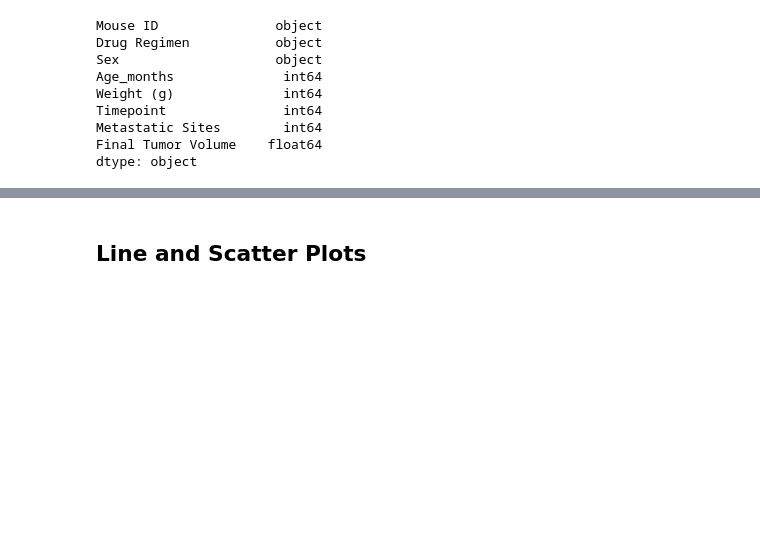
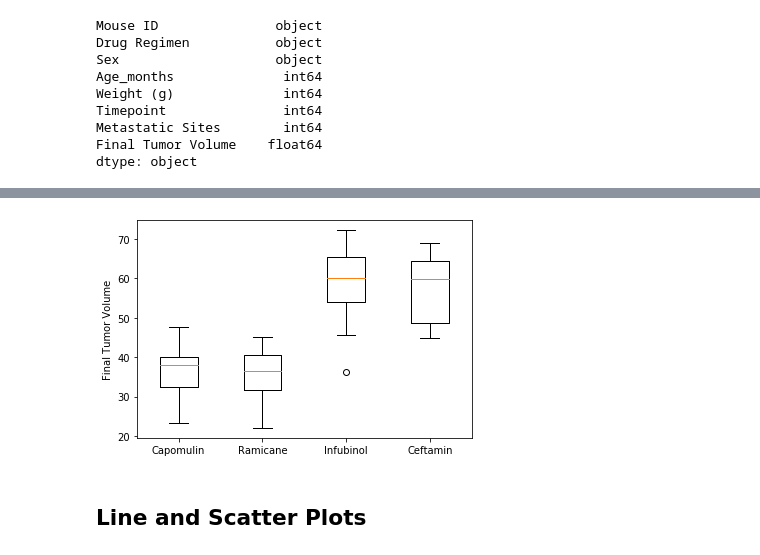
Before and after one commit to kaseynwilson/matplotlib_challenge, a Jupyter notebook: pymaceuticals_starter.ipynb, the cells around one changed output, grey strips where cells are left out. Drawn from its saved outputs; the diff is of its cells as text; code cells hidden in the pictures; blank space fills up the shorter version.

```diff
--- a/pymaceuticals_starter.ipynb
+++ b/pymaceuticals_starter.ipynb
@@ -327,24 +318,28 @@ for treatment in promising_list:
 # %%
-#list of four promising treatments to analyze
+#Group clean dataframe by Mouse ID and find last value of both drug regimen and tumor volume.
+promising_df=clean_df.groupby("Mouse ID").last()[["Drug Regimen", "Tumor Volume (mm3)"]]
+# Put treatments into a list for for loop (and later for plot labels)
 promising_list = ["Capomulin", "Ramicane", "Infubinol", "Ceftamin"]
-
+# Create empty list to fill with tumor vol data (for plotting)
 tumor_vol_list = []
 for treatment in promising_list:
-    #identify the final tumor volume for each regimen
-    tumor_max = renamed_df[renamed_df["Drug Regimen"] == treatment]["Final Tumor Volume"]
+    filtered=promising_df.loc[promising_df["Drug Regimen"]==treatment]
     #Calculating upper and lower quartiles and iqr
-    quartiles = renamed_df["Final Tumor Volume"].quantile([0.25,.5,.75])
+    quartiles = filtered["Tumor Volume (mm3)"].quantile([.25,.5,.75])
     lowerq = quartiles[0.25]
     upperq = quartiles[0.75]
     iqr = upperq-lowerq
     #determining potential outliers
     lower_bound = lowerq - (1.5*iqr)
     upper_bound = upperq + (1.5*iqr)
+    iqr = upperq-lowerq
+    #determining potential outliers
+    lower_bound = lowerq - (1.5*iqr)
+    upper_bound = upperq + (1.5*iqr)
     #add tumor volume to the list for the treatment/drug
-    tumor_vol_list.append(tumor_max)
-
-    outlier=tumor_max.loc[tumor_max[(tumor_max["Final Tumor Volume"]>upper_bound)|(tumor_max["Final Tumor Volume"]<lower_bound)]]
-    #Show the potential outliers
-    #print(tumor_vol_list)
-    #print(f"{treatment} Potential Outliers: {tumor_max[(tumor_max<lower_bound)|(tumor_max>upper_bound)]}")
+    tumor_vol_list.append(filtered["Tumor Volume (mm3)"])
+    #determine outliers using upper and lower bounds
+    outlier=filtered.loc[(filtered["Tumor Volume (mm3)"]>upper_bound)|(filtered["Tumor Volume (mm3)"]<lower_bound)]
+    #print(outlier)
+    if len(outlier)>0: print(outlier)
 # %% [output]
@@ -352,4 +369,12 @@ KeyError: 'Final Tumor Volume'
 # %%
 # Generate a box plot of the final tumor volume of each mouse across four regimens of interest
+plt.boxplot(tumor_vol_list)
+#Add label for y-axis
+plt.ylabel("Final Tumor Volume")
+#Update ticks and x-axis to show the drug regimines
+plt.xticks([1, 2, 3, 4], ['Capomulin', 'Ramicane', 'Infubinol', 'Ceftamin'])
+plt.show()
+# %% [output]
+[figure, added]
 # %% [markdown]
 ## Line and Scatter Plots
```
Also changed, not shown: parts of 14 cells of this notebook.
